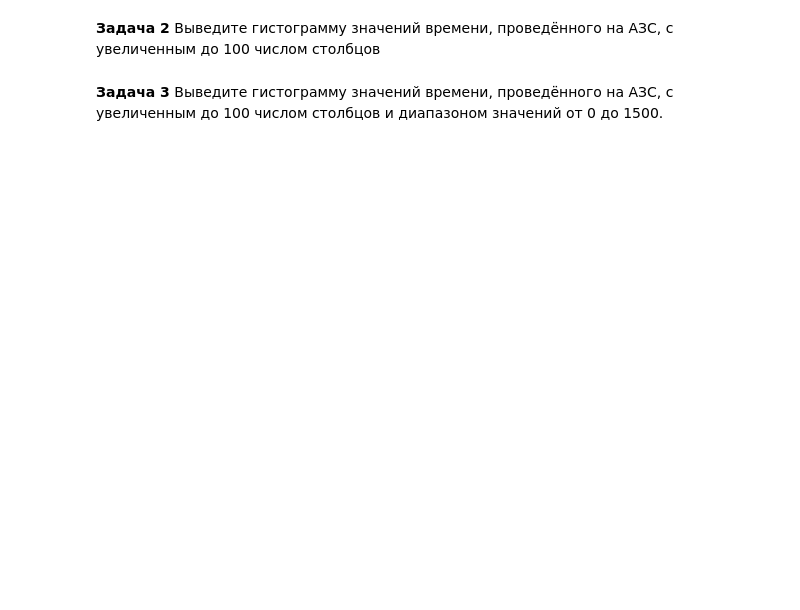
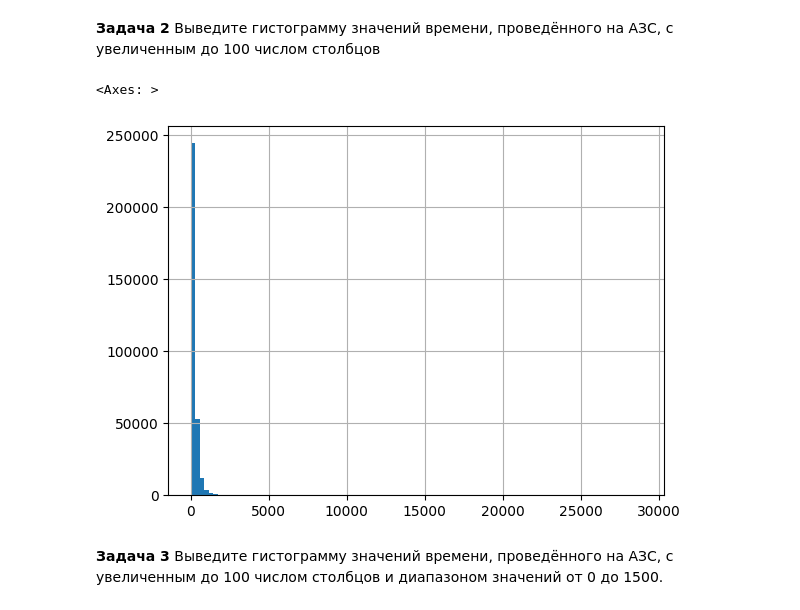
Before and after one commit to RayKoltner/datascience, a Jupyter notebook: Занятие 7_Кувшинов.ipynb, the cells around one changed output. Saved outputs shown, nothing was run; the diff lists cells and outputs as text; code cells hidden in the pictures; blank space fills up the shorter version.

```diff
--- a/Занятие 7_Кувшинов.ipynb
+++ b/Занятие 7_Кувшинов.ipynb
@@ -281,6 +285,10 @@ pd.Series([4, 5, 5, 5, 5, 5, 5, 5, 5, 5, 6]).hist(range=(0, 10))
 Выведите гистограмму значений времени, проведённого на АЗС, с увеличенным до 100 числом столбцов
 # %%
 #Youre code is here
+file['time_spent'].hist(bins=100)
+# %% [output]
+<Axes: >
+[figure, added]
 # %% [markdown]
 **Задача 3**
 Выведите гистограмму значений времени, проведённого на АЗС, с увеличенным до 100 числом столбцов и диапазоном значений от 0 до 1500.
```
Also changed, not shown: parts of 4 cells of this notebook.
